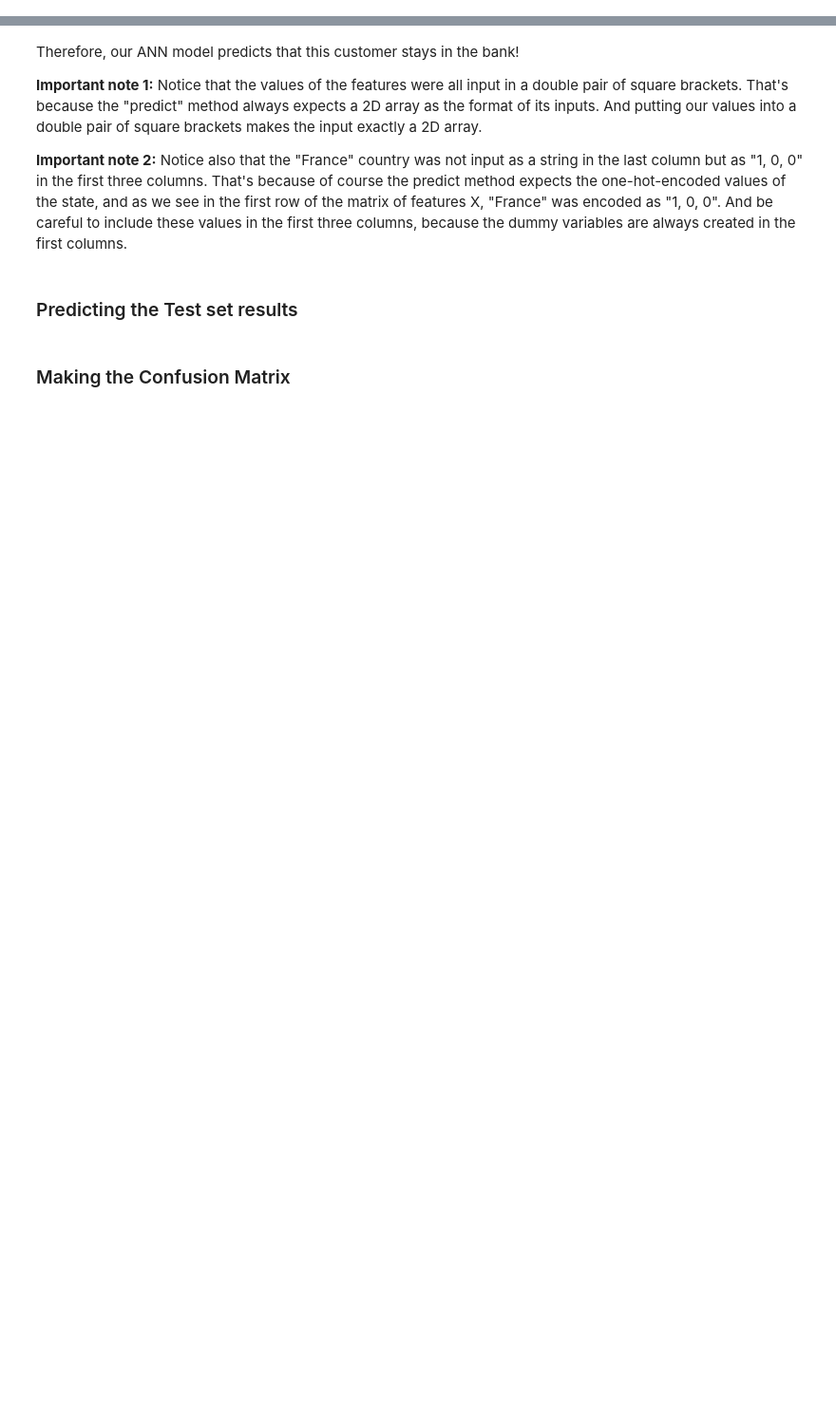
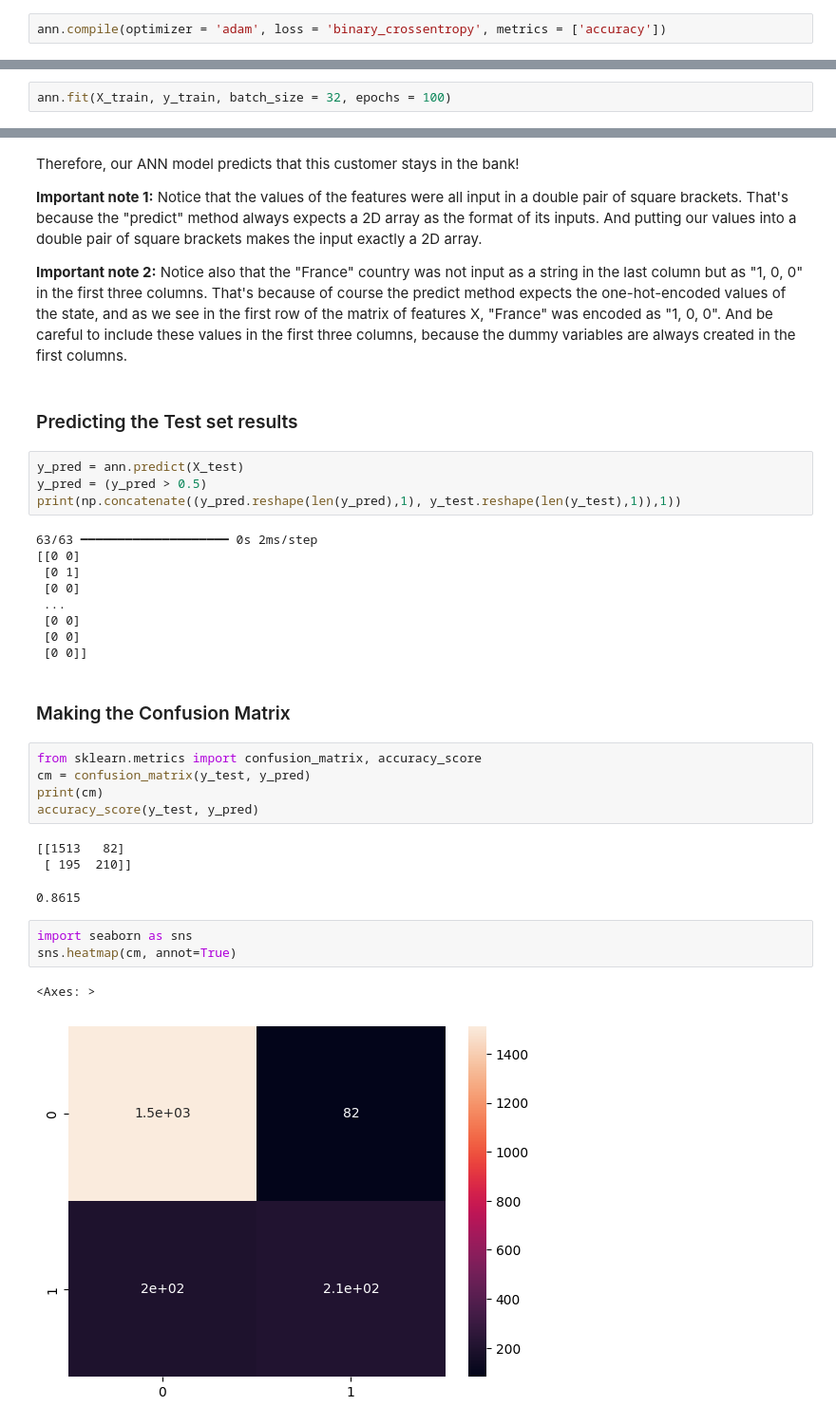
Before and after one commit to KosolCHOU/Machine-Learning-A-Z, a Jupyter notebook: Artificial_neural_network.ipynb, the cells around one changed output, grey strips where cells are left out. Shown: that part at 95% size. Saved outputs shown, nothing was run; the diff lists cells and outputs as text; blank space fills up the shorter version.

```diff
--- a/Artificial_neural_network.ipynb
+++ b/Artificial_neural_network.ipynb
@@ -85,5 +98,9 @@ X_train, X_test, y_train, y_test = train_test_split(X, y, test_size = 0.2, rando
 ## Part 3 - Training the ANN
 # %% [markdown]
 ### Compiling the ANN
+# %%
+ann.compile(optimizer = 'adam', loss = 'binary_crossentropy', metrics = ['accuracy'])
 # %% [markdown]
 ### Training the ANN on the Training set
+# %%
+ann.fit(X_train, y_train, batch_size = 32, epochs = 100)
@@ -127,5 +168,33 @@ Therefore, our ANN model predicts that this customer stays in the bank!
 **Important note 2:** Notice also that the "France" country was not input as a string in the last column but as "1, 0, 0" in the first three columns. That's because of course the predict method expects the one-hot-encoded values of the state, and as we see in the first row of the matrix of features X, "France" was encoded as "1, 0, 0". And be careful to include these values in the first three columns, because the dummy variables are always created in the first columns.
 # %% [markdown]
 ### Predicting the Test set results
+# %%
+y_pred = ann.predict(X_test)
+y_pred = (y_pred > 0.5)
+print(np.concatenate((y_pred.reshape(len(y_pred),1), y_test.reshape(len(y_test),1)),1))
+# %% [output]
+63/63 ━━━━━━━━━━━━━━━━━━━━ 0s 2ms/step
+[[0 0]
+ [0 1]
+ [0 0]
+ ...
+ [0 0]
+ [0 0]
+ [0 0]]
 # %% [markdown]
 ### Making the Confusion Matrix
+# %%
+from sklearn.metrics import confusion_matrix, accuracy_score
+cm = confusion_matrix(y_test, y_pred)
+print(cm)
+accuracy_score(y_test, y_pred)
+# %% [output]
+[[1513   82]
+ [ 195  210]]
+0.8615
+# %%
+import seaborn as sns
+sns.heatmap(cm, annot=True)
+# %% [output]
+<Axes: >
+[figure, added]
```
Also changed, not shown: parts of 7 cells of this notebook.
